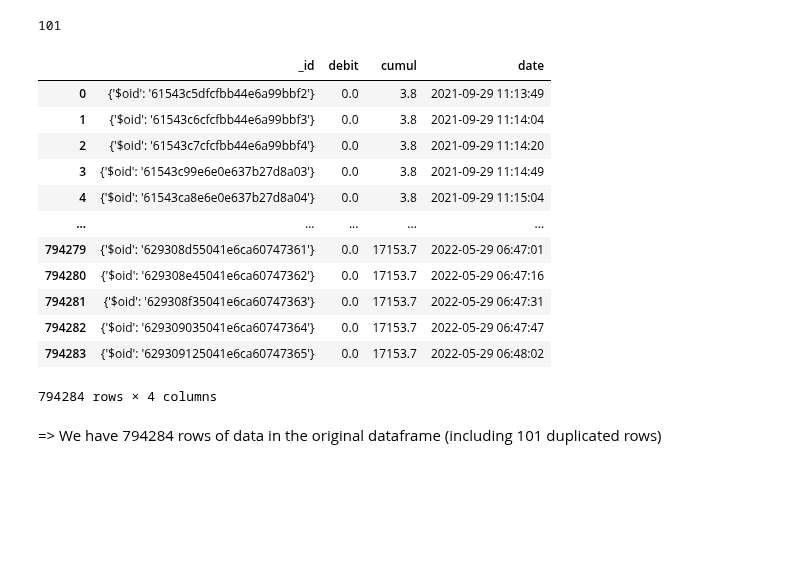
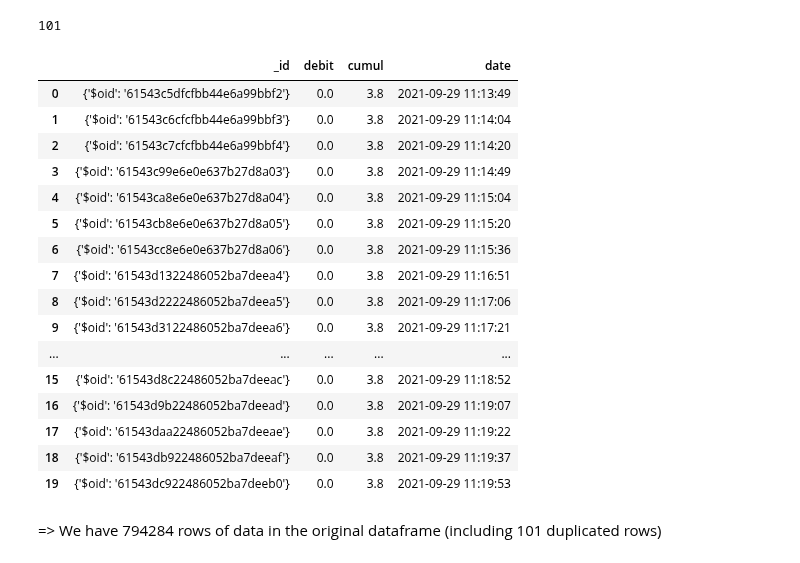
Before and after one commit to Cyrine-afk/Water-Consumption, a Jupyter notebook: Water DB.ipynb, the cells around one changed output. Saved outputs shown, nothing was run; the diff lists cells and outputs as text; code cells hidden in the pictures; blank space fills up the shorter version.

```diff
--- a/Water DB.ipynb
+++ b/Water DB.ipynb
@@ -434,21 +424,25 @@ water_json_subset.duplicated(subset=["date"]).sum()
 101
 # %%
 #visualize dataframe
-water_json_subset
+water_json_subset.head(20)
 # %% [output]
 |  | _id | debit | cumul | date |
 | 0 | {'$oid': '61543c5dfcfbb44e6a99bbf2'} | 0.0 | 3.8 | 2021-09-29 11:13:49 |
 | 1 | {'$oid': '61543c6cfcfbb44e6a99bbf3'} | 0.0 | 3.8 | 2021-09-29 11:14:04 |
 | 2 | {'$oid': '61543c7cfcfbb44e6a99bbf4'} | 0.0 | 3.8 | 2021-09-29 11:14:20 |
 | 3 | {'$oid': '61543c99e6e0e637b27d8a03'} | 0.0 | 3.8 | 2021-09-29 11:14:49 |
 | 4 | {'$oid': '61543ca8e6e0e637b27d8a04'} | 0.0 | 3.8 | 2021-09-29 11:15:04 |
+| 5 | {'$oid': '61543cb8e6e0e637b27d8a05'} | 0.0 | 3.8 | 2021-09-29 11:15:20 |
+| 6 | {'$oid': '61543cc8e6e0e637b27d8a06'} | 0.0 | 3.8 | 2021-09-29 11:15:36 |
+| 7 | {'$oid': '61543d1322486052ba7deea4'} | 0.0 | 3.8 | 2021-09-29 11:16:51 |
+| 8 | {'$oid': '61543d2222486052ba7deea5'} | 0.0 | 3.8 | 2021-09-29 11:17:06 |
+| 9 | {'$oid': '61543d3122486052ba7deea6'} | 0.0 | 3.8 | 2021-09-29 11:17:21 |
 | ... | ... | ... | ... | ... |
-| 794279 | {'$oid': '629308d55041e6ca60747361'} | 0.0 | 17153.7 | 2022-05-29 06:47:01 |
-| 794280 | {'$oid': '629308e45041e6ca60747362'} | 0.0 | 17153.7 | 2022-05-29 06:47:16 |
-| 794281 | {'$oid': '629308f35041e6ca60747363'} | 0.0 | 17153.7 | 2022-05-29 06:47:31 |
-| 794282 | {'$oid': '629309035041e6ca60747364'} | 0.0 | 17153.7 | 2022-05-29 06:47:47 |
-| 794283 | {'$oid': '629309125041e6ca60747365'} | 0.0 | 17153.7 | 2022-05-29 06:48:02 |
+| 15 | {'$oid': '61543d8c22486052ba7deeac'} | 0.0 | 3.8 | 2021-09-29 11:18:52 |
+| 16 | {'$oid': '61543d9b22486052ba7deead'} | 0.0 | 3.8 | 2021-09-29 11:19:07 |
+| 17 | {'$oid': '61543daa22486052ba7deeae'} | 0.0 | 3.8 | 2021-09-29 11:19:22 |
+| 18 | {'$oid': '61543db922486052ba7deeaf'} | 0.0 | 3.8 | 2021-09-29 11:19:37 |
+| 19 | {'$oid': '61543dc922486052ba7deeb0'} | 0.0 | 3.8 | 2021-09-29 11:19:53 |
-794284 rows × 4 columns
 # %% [markdown]
 => We have 794284 rows of data in the original dataframe (including 101 duplicated rows)
 # %%
```
Also changed, not shown: parts of 43 cells of this notebook.
